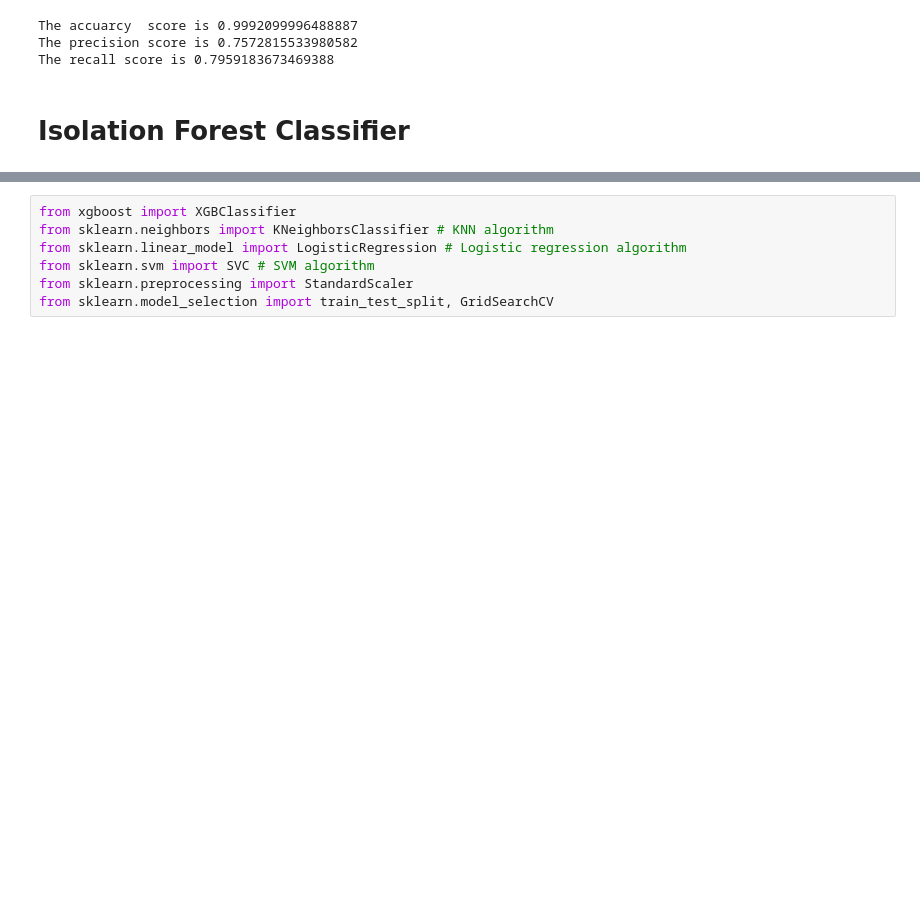
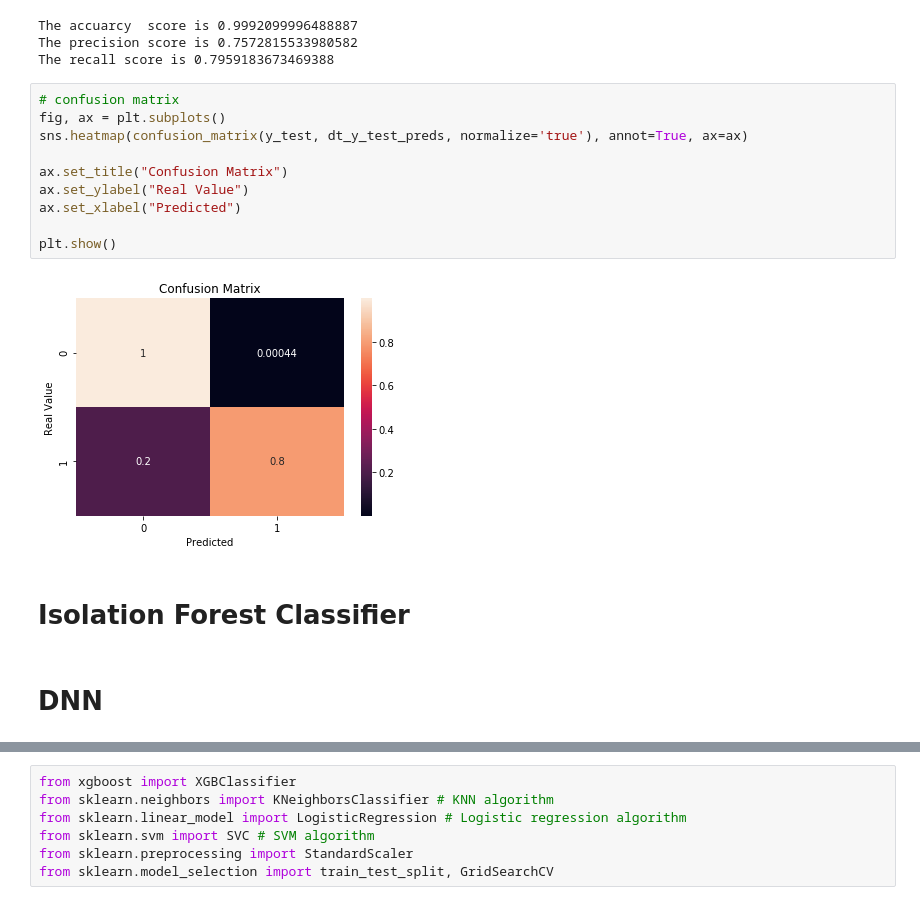
Before and after one commit to ipatel467/Credit-Card-Fraud-Detection, a Jupyter notebook: ML.ipynb, the cells around one changed output, grey strips where cells are left out. Drawn from its saved outputs; the diff is of its cells as text; blank space fills up the shorter version.

```diff
--- a/ML.ipynb
+++ b/ML.ipynb
@@ -144,5 +148,19 @@ print(f'The recall score is {dt_rec}')
 The accuarcy  score is 0.9992099996488887
 The precision score is 0.7572815533980582
 The recall score is 0.7959183673469388
+# %%
+# confusion matrix
+fig, ax = plt.subplots()
+sns.heatmap(confusion_matrix(y_test, dt_y_test_preds, normalize='true'), annot=True, ax=ax)
+
+ax.set_title("Confusion Matrix")
+ax.set_ylabel("Real Value")
+ax.set_xlabel("Predicted")
+
+plt.show()
+# %% [output]
+[figure, added]
 # %% [markdown]
 # Isolation Forest Classifier
+# %% [markdown]
+# DNN
```
Also changed, not shown: parts of 13 cells of this notebook.
